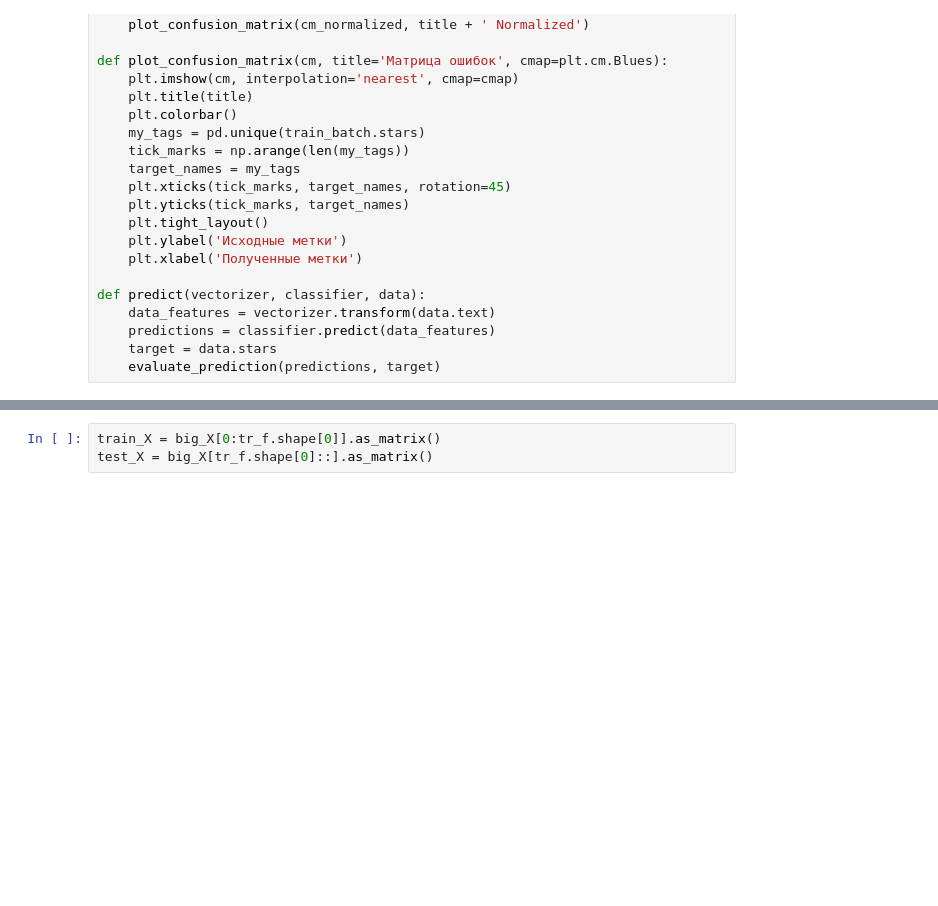
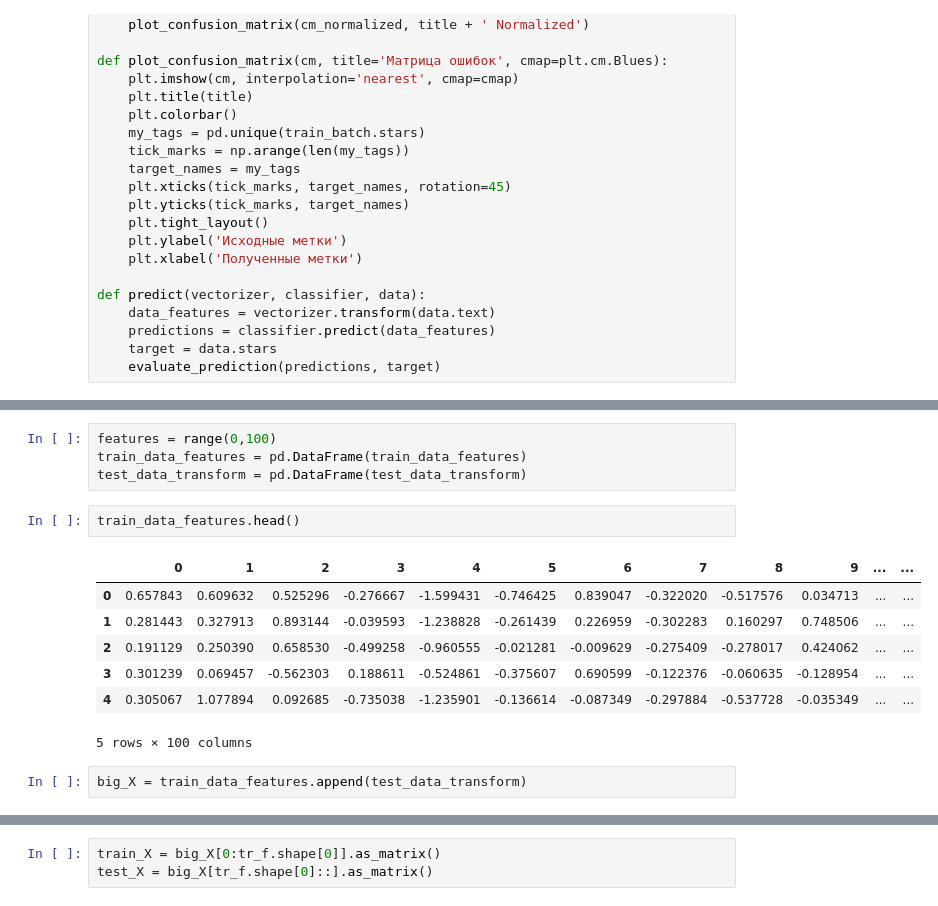
Before and after one commit to nikibor/Yelp-commentaries, a Jupyter notebook: notebooks/2.5 Gradient descent.ipynb, the cells around one changed output, grey strips where cells are left out. Cells and saved outputs as stored; diff of their text form; blank space fills up the shorter version.

```diff
--- a/notebooks/2.5 Gradient descent.ipynb
+++ b/notebooks/2.5 Gradient descent.ipynb
@@ -96,0 +100,16 @@ Wall time: 6.09 s
+# %%
+features = range(0,100)
+train_data_features = pd.DataFrame(train_data_features)
+test_data_transform = pd.DataFrame(test_data_transform)
+# %%
+train_data_features.head()
+# %% [output]
+|  | 0 | 1 | 2 | 3 | 4 | 5 | 6 | 7 | 8 | 9 | ... | ... |
+| 0 | 0.657843 | 0.609632 | 0.525296 | -0.276667 | -1.599431 | -0.746425 | 0.839047 | -0.322020 | -0.517576 | 0.034713 | ... | ... |
+| 1 | 0.281443 | 0.327913 | 0.893144 | -0.039593 | -1.238828 | -0.261439 | 0.226959 | -0.302283 | 0.160297 | 0.748506 | ... | ... |
+| 2 | 0.191129 | 0.250390 | 0.658530 | -0.499258 | -0.960555 | -0.021281 | -0.009629 | -0.275409 | -0.278017 | 0.424062 | ... | ... |
+| 3 | 0.301239 | 0.069457 | -0.562303 | 0.188611 | -0.524861 | -0.375607 | 0.690599 | -0.122376 | -0.060635 | -0.128954 | ... | ... |
+| 4 | 0.305067 | 1.077894 | 0.092685 | -0.735038 | -1.235901 | -0.136614 | -0.087349 | -0.297884 | -0.537728 | -0.035349 | ... | ... |
+5 rows × 100 columns
+# %%
+big_X = train_data_features.append(test_data_transform)
```
Also changed, not shown: parts of 11 cells of this notebook.
